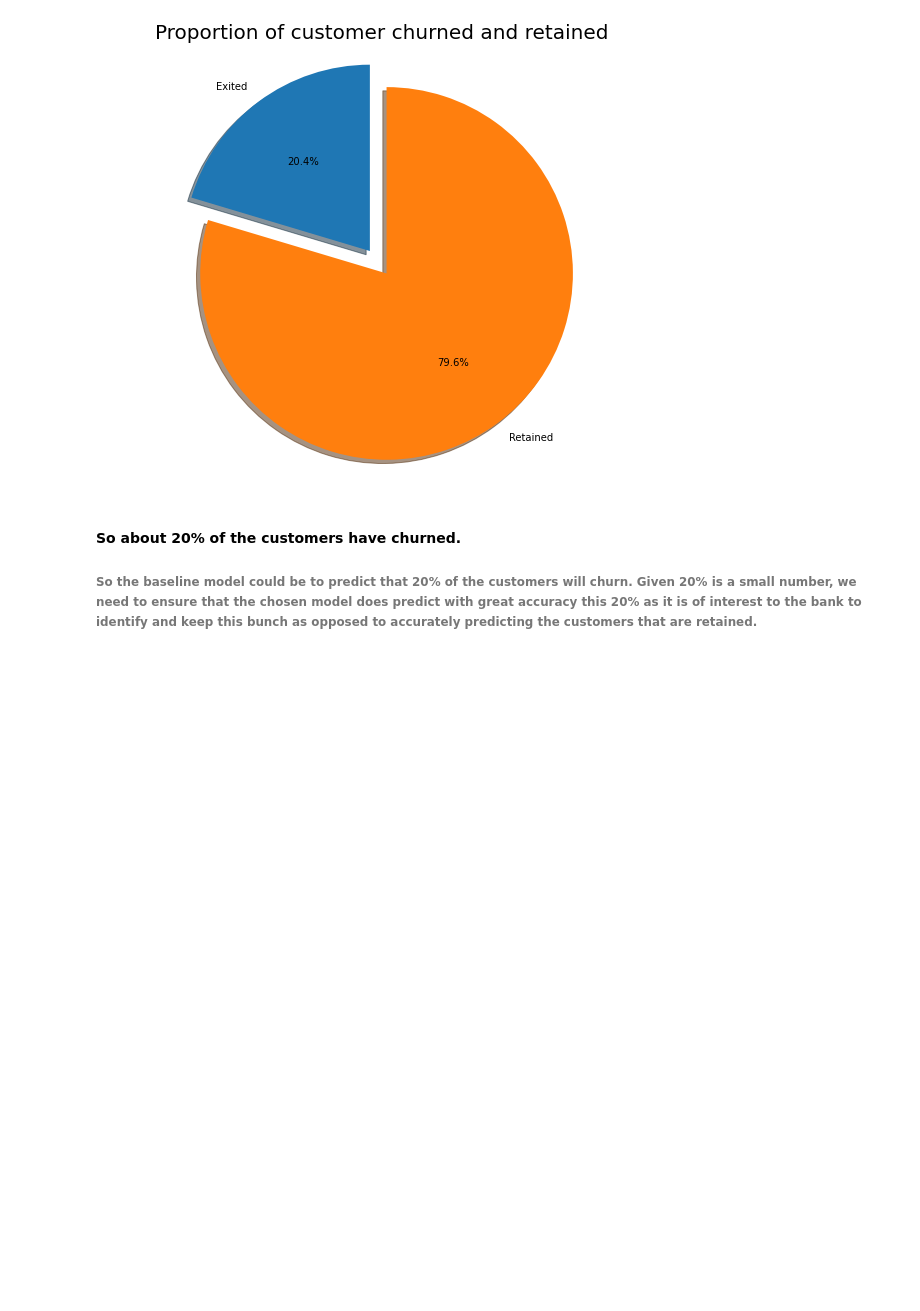
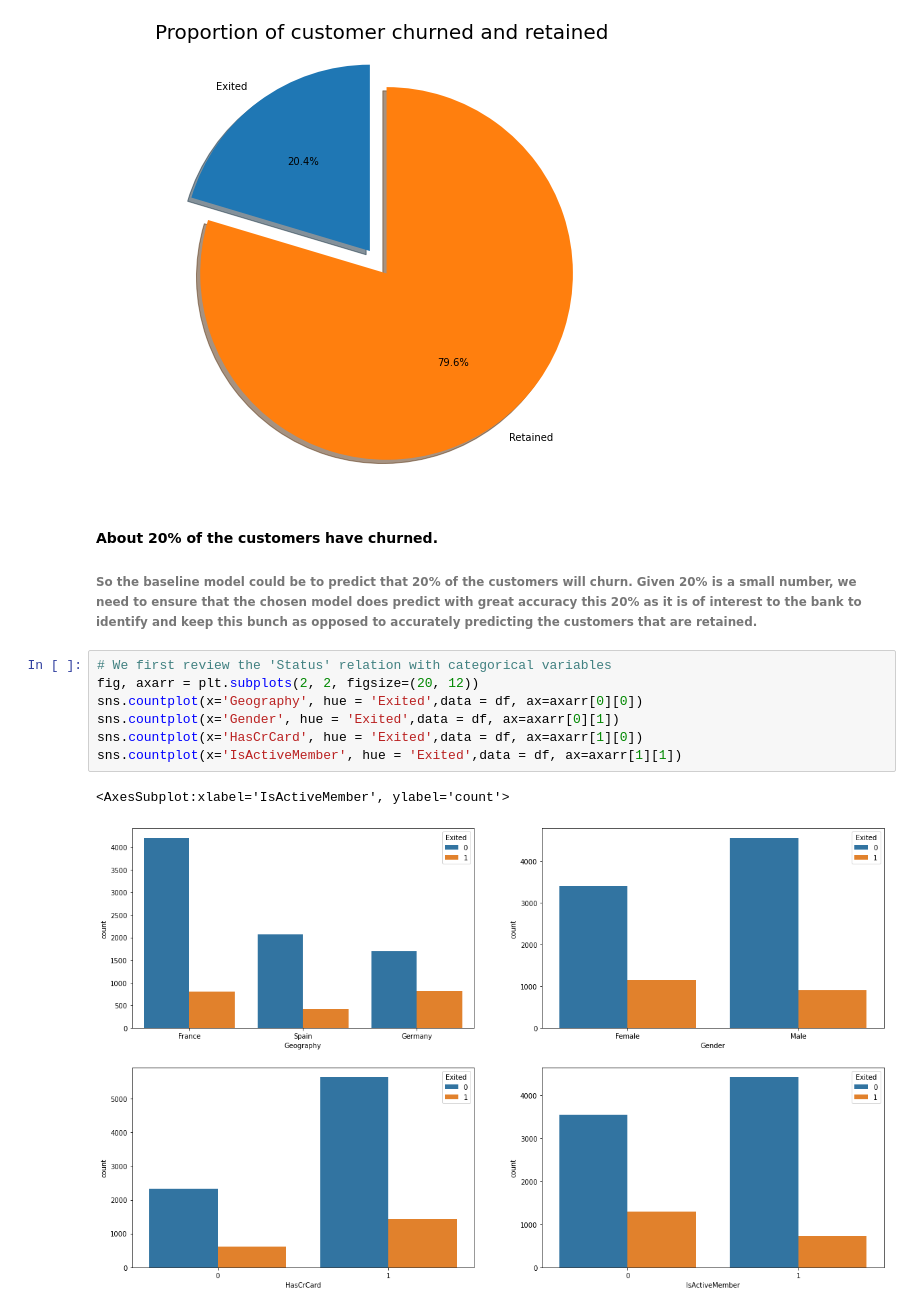
Before and after one commit to gaoqian310/Bank_Churn_Prediction, a Jupyter notebook: Churn_Prediction.ipynb, the cells around one changed output. Drawn from its saved outputs; the diff is of its cells as text; blank space fills up the shorter version.

```diff
--- a/Churn_Prediction.ipynb
+++ b/Churn_Prediction.ipynb
@@ -104,6 +104,16 @@ plt.show()
 # %% [output]
 [figure]
 # %% [markdown]
-#### So about 20% of the customers have churned.
+#### About 20% of the customers have churned.
 
 ###### So the baseline model could be to predict that 20% of the customers will churn. Given 20% is a small number, we need to ensure that the chosen model does predict with great accuracy this 20% as it is of interest to the bank to identify and keep this bunch as opposed to accurately predicting the customers that are retained.
+# %%
+# We first review the 'Status' relation with categorical variables
+fig, axarr = plt.subplots(2, 2, figsize=(20, 12))
+sns.countplot(x='Geography', hue = 'Exited',data = df, ax=axarr[0][0])
+sns.countplot(x='Gender', hue = 'Exited',data = df, ax=axarr[0][1])
+sns.countplot(x='HasCrCard', hue = 'Exited',data = df, ax=axarr[1][0])
+sns.countplot(x='IsActiveMember', hue = 'Exited',data = df, ax=axarr[1][1])
+# %% [output]
+<AxesSubplot:xlabel='IsActiveMember', ylabel='count'>
+[figure, added]
```
Also changed, not shown: parts of 14 cells of this notebook.
